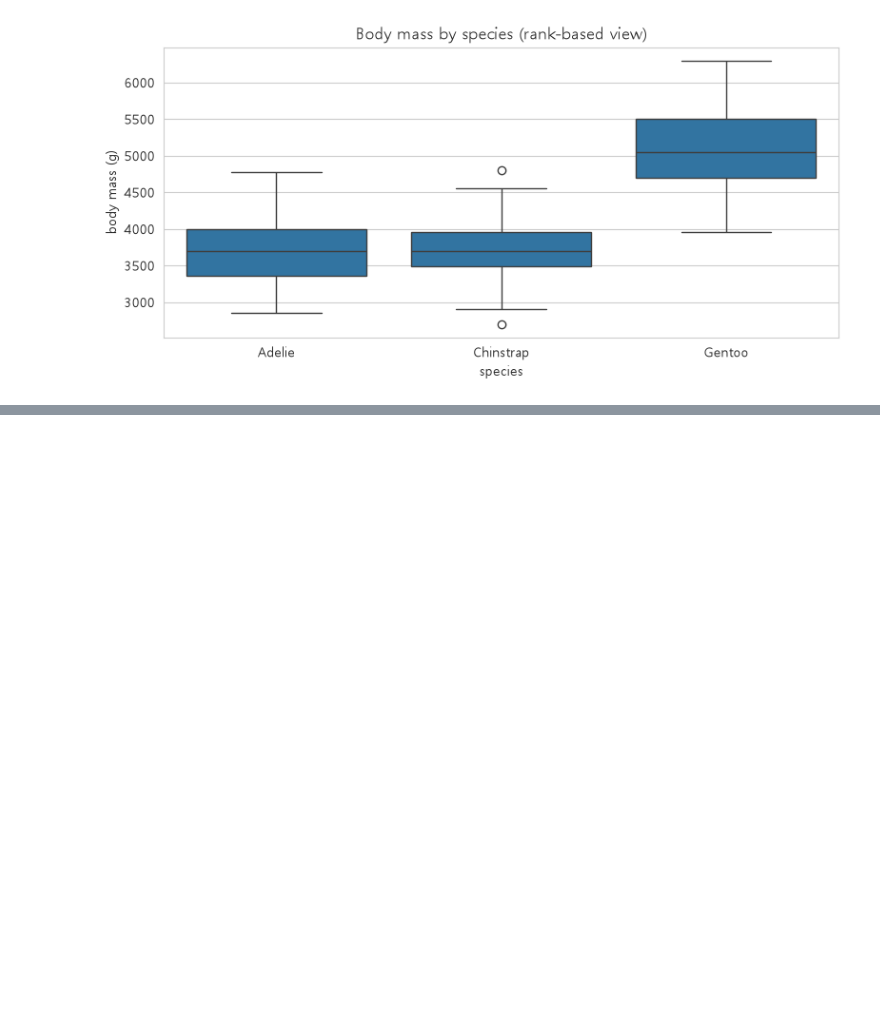
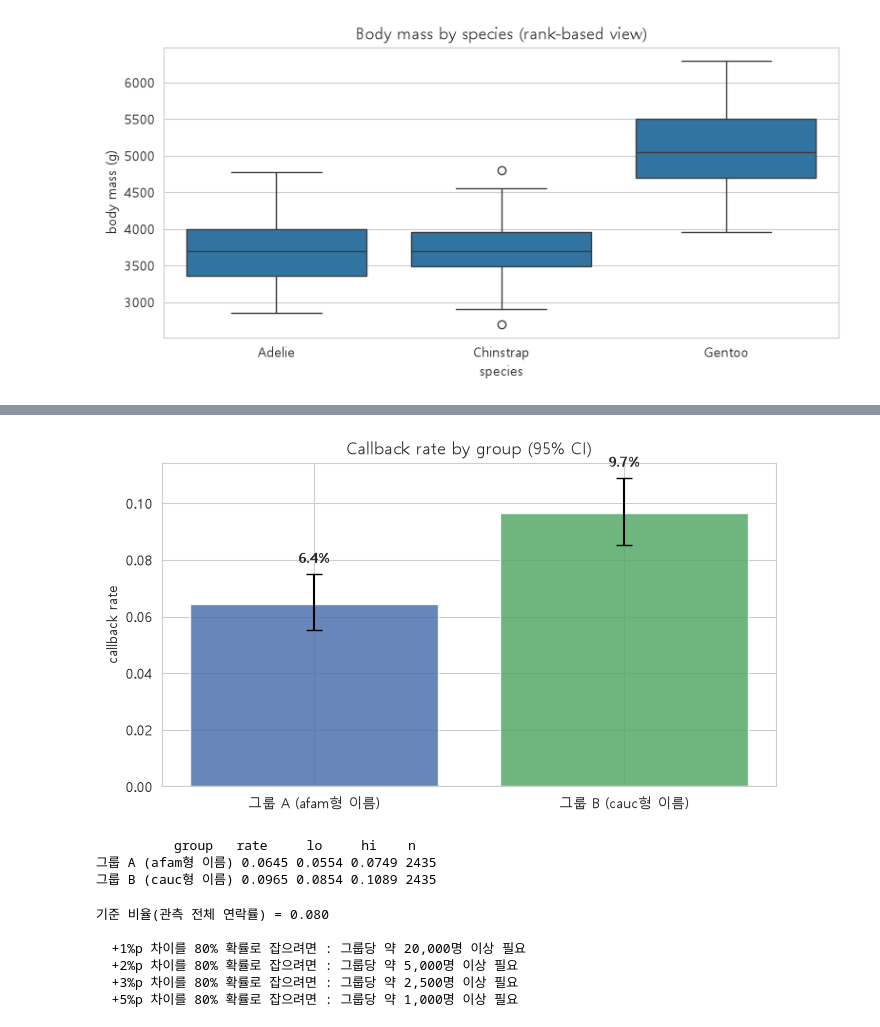
Before and after one commit to jiwoon-oh/ai-data-bootcamp, a Jupyter notebook: D014/day14-report-code.ipynb, the cells around one changed output, grey strips where cells are left out. Drawn from its saved outputs; the diff is of its cells as text; code cells hidden in the pictures; blank space fills up the shorter version.

```diff
--- a/D014/day14-report-code.ipynb
+++ b/D014/day14-report-code.ipynb
@@ -496,0 +590,22 @@ plt.tight_layout(); plt.show()                                    # 그래프
+# %%
+# [C23] A/B 테스트형 분석 — 그룹 × 결과(연락 여부) 2x2 분할표, 카이제곱 검정
+#   실데이터: ResumeNames (동일 이력서에 이름만 무작위 배정한 현장실험)
+ab = pd.crosstab(resume["ethnicity"], resume["call"])          # 행=그룹, 열=연락 여부
+ab = ab[["yes", "no"]]                                          # 보기 좋게 열 순서 정리
+ab.index = ["그룹 A (afam형 이름)", "그룹 B (cauc형 이름)"]
+ab.columns = ["연락옴", "연락없음"]
+print("A/B 분할표 (실제 현장실험 결과):")
+print(ab)
+
+chi2_ab, p_ab, dof_ab, exp_ab = stats.chi2_contingency(ab)        # 카이제곱 독립성 검정 → chi2, p, 자유도, 기대빈도
+rate_a = ab.iloc[0, 0] / ab.iloc[0].sum()
+rate_b = ab.iloc[1, 0] / ab.iloc[1].sum()
+
+# 효과 크기 두 가지: Cramér's V(연관의 세기)와 오즈비(OR)
+V_ab = np.sqrt(chi2_ab / (ab.values.sum() * (min(ab.shape) - 1)))
+odds_ab = (ab.iloc[1, 0] * ab.iloc[0, 1]) / (ab.iloc[1, 1] * ab.iloc[0, 0])
+
+print(f"\n연락률: A = {rate_a:.2%},  B = {rate_b:.2%}   (절대 차이 {rate_b - rate_a:+.2%}p)")
+print(f"카이제곱: chi2 = {chi2_ab:.2f}, df = {dof_ab}, p = {p_ab:.2e}")
+print(f"효과 크기: Cramér's V = {V_ab:.3f}   오즈비 OR = {odds_ab:.2f}")
+print(f"각 칸 최소 기대빈도 = {exp_ab.min():.1f}  (5 이상이면 카이제곱 근사 OK)")
@@ -496,0 +622,54 @@ plt.tight_layout(); plt.show()                                    # 그래프
+# %%
+# [C24] [도식] 두 그룹의 연락률 비교 + 95% 신뢰구간
+from statsmodels.stats.proportion import proportion_confint
+
+rows = []
+for label in ab.index:
+    succ, n = int(ab.loc[label, "연락옴"]), int(ab.loc[label].sum())
+    lo, hi = proportion_confint(succ, n, method="wilson")     # 비율의 95% 신뢰구간
+    rows.append({"group": label, "rate": succ / n, "lo": lo, "hi": hi, "n": n})
+res = pd.DataFrame(rows)
+
+fig, ax = plt.subplots(figsize=(7, 4))                            # 그래프 하나를 그릴 도화지 준비
+ax.bar(res["group"], res["rate"], color=["#4C72B0", "#55A868"], alpha=0.85)
+ax.errorbar(res["group"], res["rate"],                            # 오차막대(신뢰구간) 표시
+            yerr=[res["rate"] - res["lo"], res["hi"] - res["rate"]],
+            fmt="none", ecolor="black", capsize=6)
+for i, r in res.iterrows():
+    ax.text(i, r["hi"] + 0.004, f"{r['rate']:.1%}", ha="center", fontweight="bold")
+ax.set_ylabel("callback rate"); ax.set_title("Callback rate by group (95% CI)")
+plt.tight_layout(); plt.show()                                    # 그래프 간격 자동 정리 후 출력
+print(res.round(4).to_string(index=False))
+# %% [output]
+[figure, added]
+          group   rate     lo     hi    n
+그룹 A (afam형 이름) 0.0645 0.0554 0.0749 2435
+그룹 B (cauc형 이름) 0.0965 0.0854 0.1089 2435
+# %%
+# [C25] 전환율 차이별로 '유의'해지는 데 필요한 대략의 표본 (감 잡기용 모의실험)
+# 기준 비율은 위 실험에서 관측된 전체 연락률(약 8%)을 씁니다.
+np.random.seed(42)                                                # 재현성: 난수를 항상 같게 고정
+base = float((resume["call"] == "yes").mean())
+print(f"기준 비율(관측 전체 연락률) = {base:.3f}\n")
+
+for lift in [0.01, 0.02, 0.03, 0.05]:
+    found = None
+    for n in [200, 500, 1000, 2500, 5000, 20000]:
+        hits = 0
+        for _ in range(120):
+            a = np.random.binomial(n, base)                       # 이항 난수 — n번 시도 중 성공 횟수
+            b = np.random.binomial(n, base + lift)                # 이항 난수 — n번 시도 중 성공 횟수
+            if stats.chi2_contingency([[a, n - a], [b, n - b]])[1] < 0.05:  # 카이제곱 독립성 검정 → chi2, p, 자유도, 기대빈도
+                hits += 1
+        if hits / 120 >= 0.8:            # 약 80% 검정력
+            found = n
+            break
+    msg = f"그룹당 약 {found:,}명 이상 필요" if found else "20,000명으로도 80% 검정력 미달"
+    print(f"  +{lift*100:.0f}%p 차이를 80% 확률로 잡으려면 : {msg}")
+# %% [output]
+기준 비율(관측 전체 연락률) = 0.080
+
+  +1%p 차이를 80% 확률로 잡으려면 : 그룹당 약 20,000명 이상 필요
+  +2%p 차이를 80% 확률로 잡으려면 : 그룹당 약 5,000명 이상 필요
+  +3%p 차이를 80% 확률로 잡으려면 : 그룹당 약 2,500명 이상 필요
+  +5%p 차이를 80% 확률로 잡으려면 : 그룹당 약 1,000명 이상 필요
```
Also changed, not shown: parts of 11 cells of this notebook, 1 other file.
